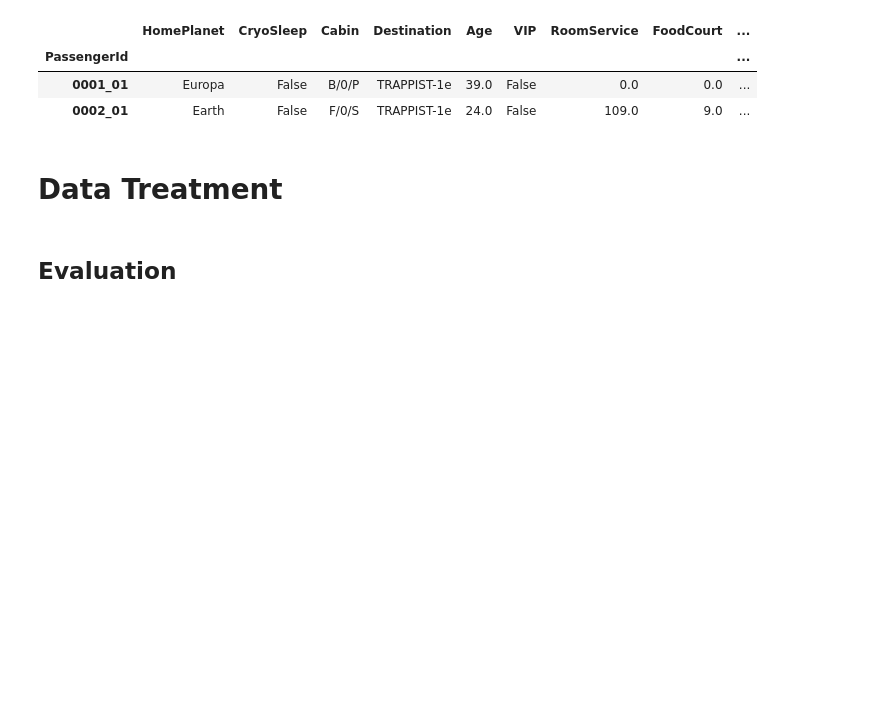
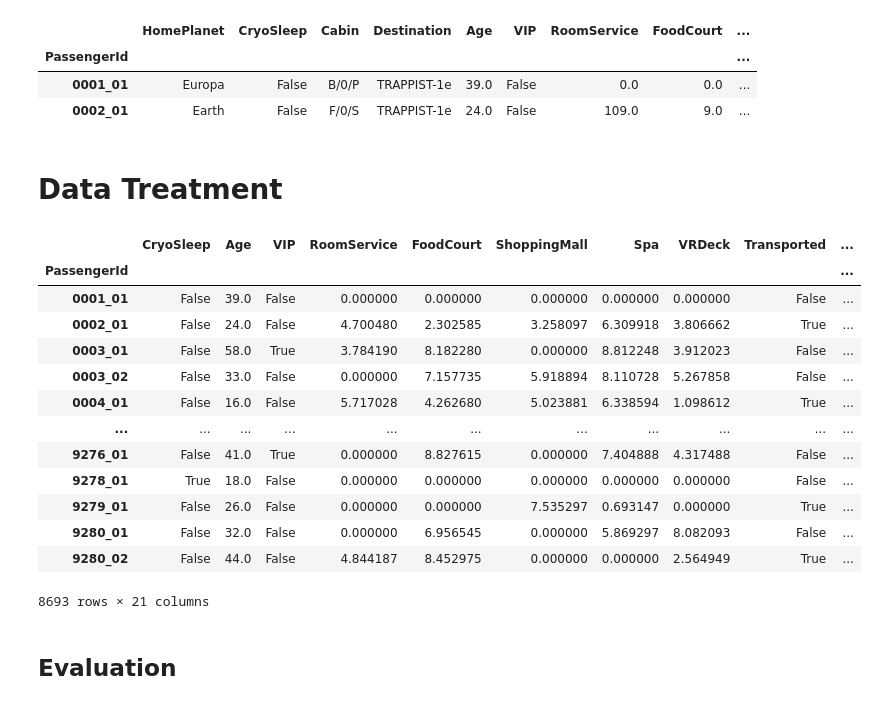
Before and after one commit to kisukegremory/Kaggle, a Jupyter notebook: Spaceship Titanic/ML - Logistic Regression.ipynb, the cells around one changed output. Cells and saved outputs as stored; diff of their text form; code cells hidden in the pictures; blank space fills up the shorter version.

```diff
--- a/Spaceship Titanic/ML - Logistic Regression.ipynb
+++ b/Spaceship Titanic/ML - Logistic Regression.ipynb
@@ -36,3 +39,20 @@ def feature_enginnering(df: pd.DataFrame) -> pd.DataFrame:
 # %%
 df_train = treat_dataset(df_train.copy())
 df_train = feature_enginnering(df_train)
+df_train = train_test_treatments(df_train, pd.concat([df_train,df_test]))
+df_train
+# %% [output]
+|  | CryoSleep | Age | VIP | RoomService | FoodCourt | ShoppingMall | Spa | VRDeck | Transported | ... |
+| PassengerId |  |  |  |  |  |  |  |  |  | ... |
+| 0001_01 | False | 39.0 | False | 0.000000 | 0.000000 | 0.000000 | 0.000000 | 0.000000 | False | ... |
+| 0002_01 | False | 24.0 | False | 4.700480 | 2.302585 | 3.258097 | 6.309918 | 3.806662 | True | ... |
+| 0003_01 | False | 58.0 | True | 3.784190 | 8.182280 | 0.000000 | 8.812248 | 3.912023 | False | ... |
+| 0003_02 | False | 33.0 | False | 0.000000 | 7.157735 | 5.918894 | 8.110728 | 5.267858 | False | ... |
+| 0004_01 | False | 16.0 | False | 5.717028 | 4.262680 | 5.023881 | 6.338594 | 1.098612 | True | ... |
+| ... | ... | ... | ... | ... | ... | ... | ... | ... | ... | ... |
+| 9276_01 | False | 41.0 | True | 0.000000 | 8.827615 | 0.000000 | 7.404888 | 4.317488 | False | ... |
+| 9278_01 | True | 18.0 | False | 0.000000 | 0.000000 | 0.000000 | 0.000000 | 0.000000 | False | ... |
+| 9279_01 | False | 26.0 | False | 0.000000 | 0.000000 | 7.535297 | 0.693147 | 0.000000 | True | ... |
+| 9280_01 | False | 32.0 | False | 0.000000 | 6.956545 | 0.000000 | 5.869297 | 8.082093 | False | ... |
+| 9280_02 | False | 44.0 | False | 4.844187 | 8.452975 | 0.000000 | 0.000000 | 2.564949 | True | ... |
+8693 rows × 21 columns
```
Also changed, not shown: parts of 7 cells of this notebook, 7 other files.
